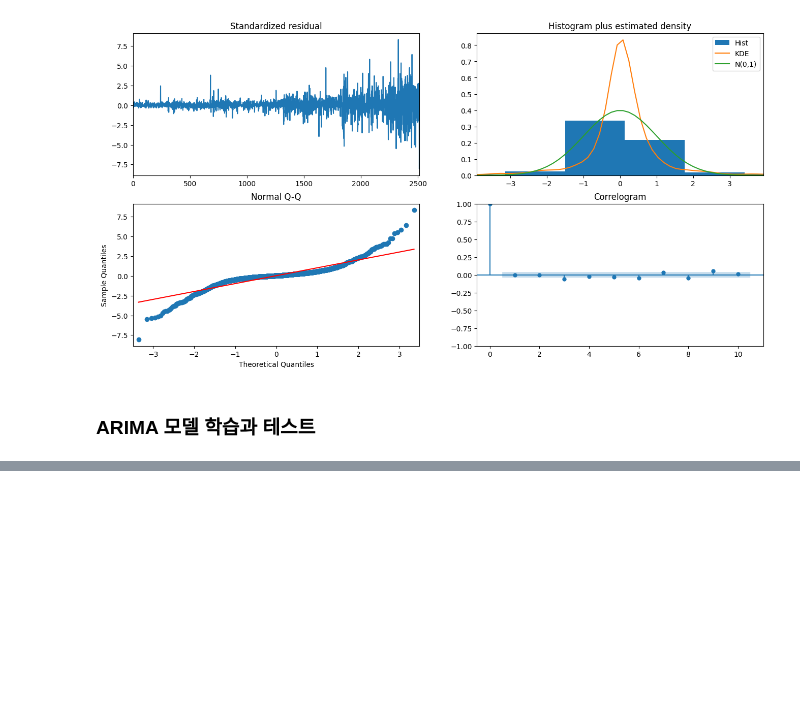
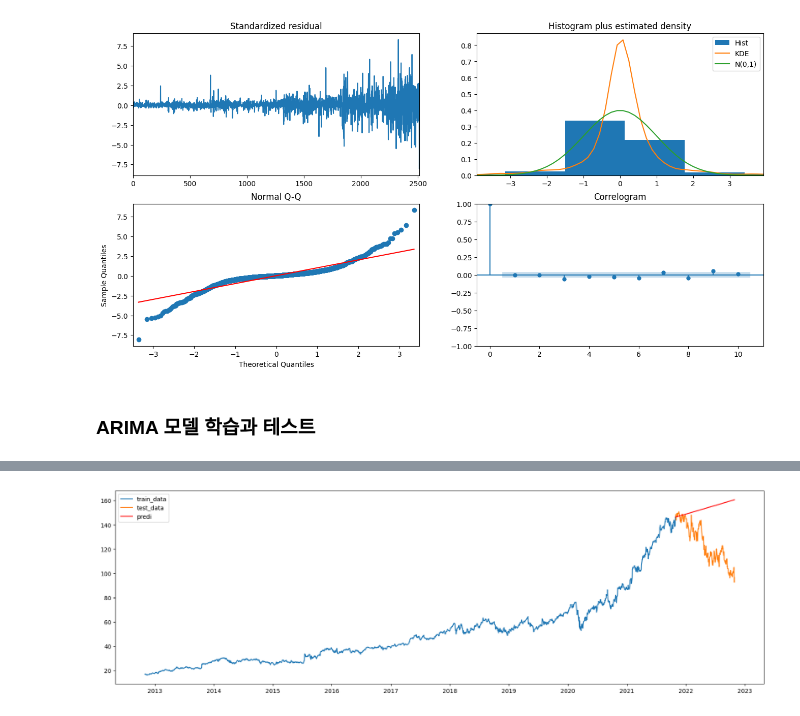
Before and after one commit to maaanzi/ubion, a Jupyter notebook: machine_learning/시계열예측.ipynb, the cells around one changed output, grey strips where cells are left out. Saved outputs shown, nothing was run; the diff lists cells and outputs as text; code cells hidden in the pictures; blank space fills up the shorter version.

```diff
--- a/machine_learning/시계열예측.ipynb
+++ b/machine_learning/시계열예측.ipynb
@@ -199,3 +199,14 @@ model.plot_diagnostics(figsize=(16 , 8))
 # %%
 # train_test_split을 안쓰는 이유 : 시계열데이터로 순서가 정해져있기 때문
 train_data , test_data = df['Adj Close'][:int(len(df['Adj Close'])*0.9)] ,df['Adj Close'][int(len(df['Adj Close'])*0.9):]
+# %%
+# train_data 학습
+
+model = pm.auto_arima(y=train_data,
+            d=1,
+            start_p = 0, max_p=3,
+            start_q = 0, max_q=3,
+            seasonal=False,
+            trace = True
+            )
+model.summary()
@@ -201,0 +248,14 @@ train_data , test_data = df['Adj Close'][:int(len(df['Adj Close'])*0.9)] ,df['Ad
+# %%
+pred = model.predict(len(test_data))
+# %%
+pred_ = pd.Series(list(pred) , index=test_data.index)
+# %%
+# train_data , test_data , pred plot
+plt.figure(figsize=(20 ,6))
+plt.plot(train_data , label='train_data')
+plt.plot(test_data , label='test_data')
+plt.plot(pred_ , c='red', label='predi')
+plt.legend(loc='best')
+plt.show()
+# %% [output]
+[figure, added]
```
Also changed, not shown: parts of 7 cells of this notebook, 5 other files.
